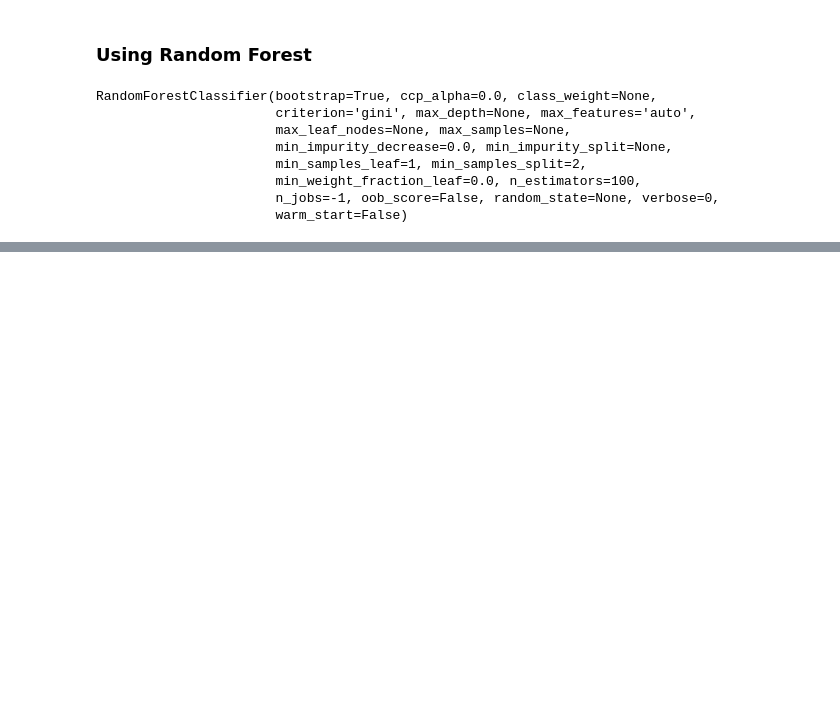
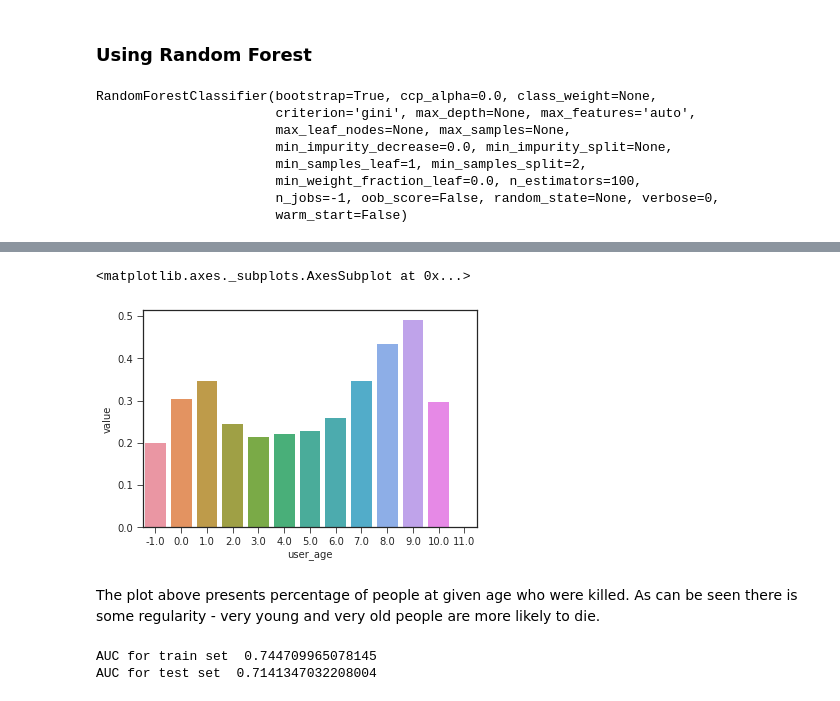
Before and after one commit to kmatusz/accidents, a Jupyter notebook: Modeling.ipynb, the cells around one changed output, grey strips where cells are left out. Saved outputs shown, nothing was run; the diff lists cells and outputs as text; code cells hidden in the pictures; blank space fills up the shorter version.

```diff
--- a/Modeling.ipynb
+++ b/Modeling.ipynb
@@ -863,0 +967,35 @@ AUC for test set  0.7157906272746872
+# %%
+temp_age = pd.concat([x_train[['user_age']], y_train['y']], axis=1)
+# %%
+a = pd.crosstab(temp_age['user_age']//10, columns=temp_age['y'],
+                 normalize='index').reset_index()
+b = pd.melt(a, id_vars=['user_age'], value_vars=[0, 1])
+
+b
+
+sns.barplot(x = 'user_age', y = 'value', data = b.query('y==1'))
+# %% [output]
+<matplotlib.axes._subplots.AxesSubplot at 0x...>
+[figure, added]
+# %% [markdown]
+The plot above presents percentage of people at given age who were killed. As can be seen there is some regularity - very young and very old people are more likely to die.
+# %%
+features = list(minfos_df.head(20).column) + ['user_age']
+
+x_train_age = x_train
+x_train_age['user_age'] = x_train_age['user_age']/90
+
+x_test_age = x_test
+x_test_age['user_age'] = x_test['user_age']/90
+
+reg = LogisticRegression()
+reg.fit(x_train_age[features], y_train['y'])
+
+predsTrain = reg.predict_proba(x_train_age[features])
+predsTest = reg.predict_proba(x_test_age[features])
+
+print("AUC for train set " , roc_auc_score(y_train.y, predsTrain[:,1]))
+print("AUC for test set " , roc_auc_score(y_test.y, predsTest[:,1]))
+# %% [output]
+AUC for train set  0.744709965078145
+AUC for test set  0.7141347032208004
```
Also changed, not shown: parts of 22 cells of this notebook, 1 other file.
